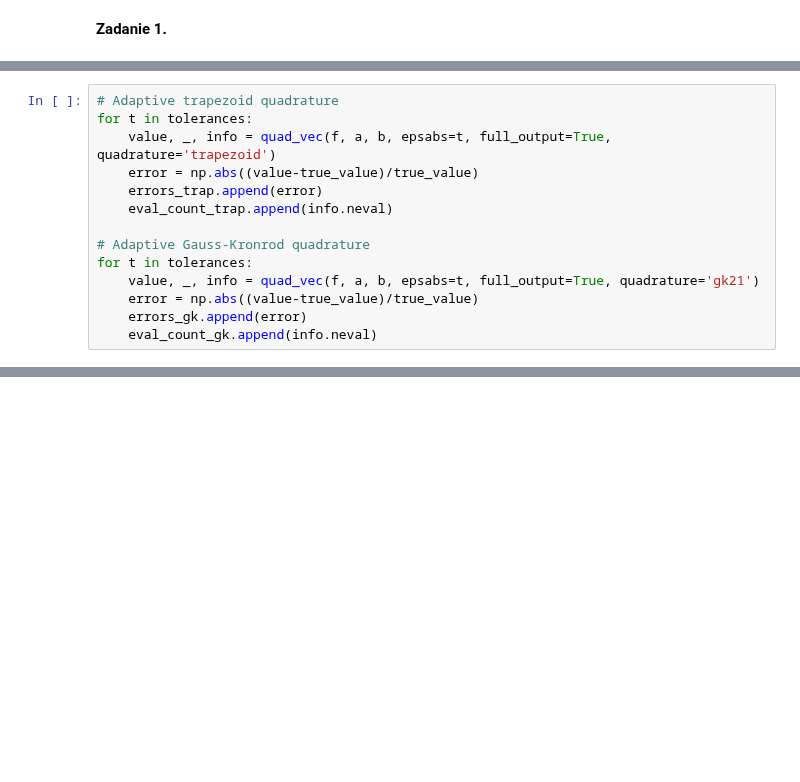
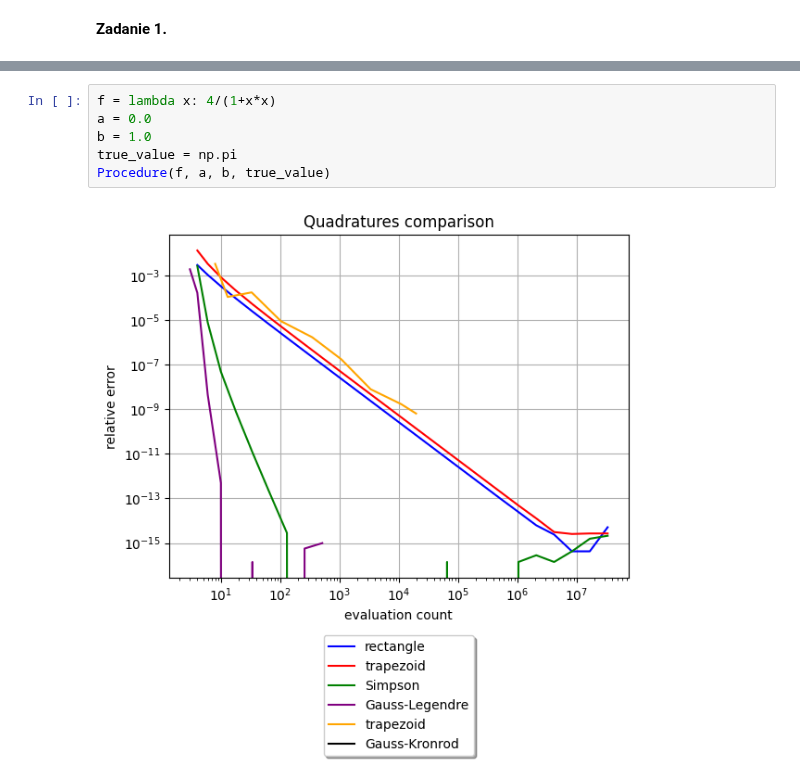
Before and after one commit to baramundi666/Computation-Methods-for-Science-and-Technology, a Jupyter notebook: lab-7/main.ipynb, the cells around one changed output, grey strips where cells are left out. Saved outputs shown, nothing was run; the diff lists cells and outputs as text; blank space fills up the shorter version.

```diff
--- a/lab-7/main.ipynb
+++ b/lab-7/main.ipynb
@@ -21,14 +14,0 @@ eval_count_gk = []
-# %%
-# Adaptive trapezoid quadrature
-for t in tolerances:
-    value, _, info = quad_vec(f, a, b, epsabs=t, full_output=True, quadrature='trapezoid')
-    error = np.abs((value-true_value)/true_value)
-    errors_trap.append(error)
-    eval_count_trap.append(info.neval)
-
-# Adaptive Gauss-Kronrod quadrature
-for t in tolerances:
-    value, _, info = quad_vec(f, a, b, epsabs=t, full_output=True, quadrature='gk21')
-    error = np.abs((value-true_value)/true_value)
-    errors_gk.append(error)
-    eval_count_gk.append(info.neval)
@@ -49,0 +96,8 @@ plt.show()
+# %%
+f = lambda x: 4/(1+x*x)
+a = 0.0
+b = 1.0
+true_value = np.pi
+Procedure(f, a, b, true_value)
+# %% [output]
+[figure, added]
```
Also changed, not shown: parts of 7 cells of this notebook, 6 other files.
